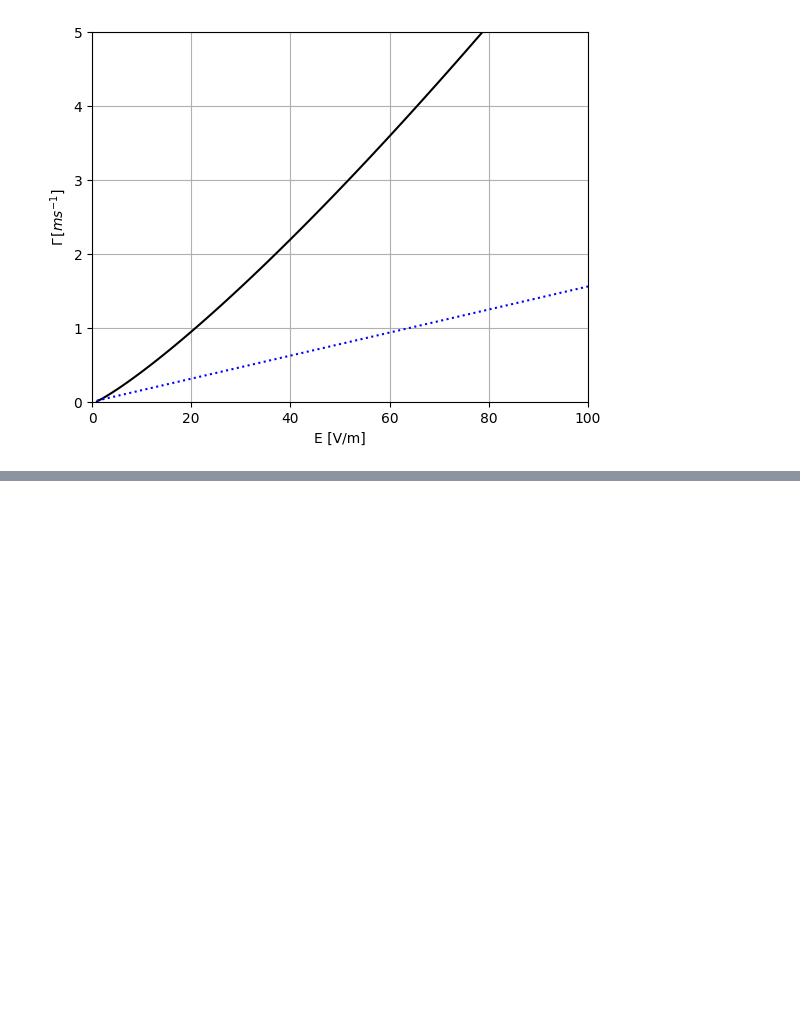
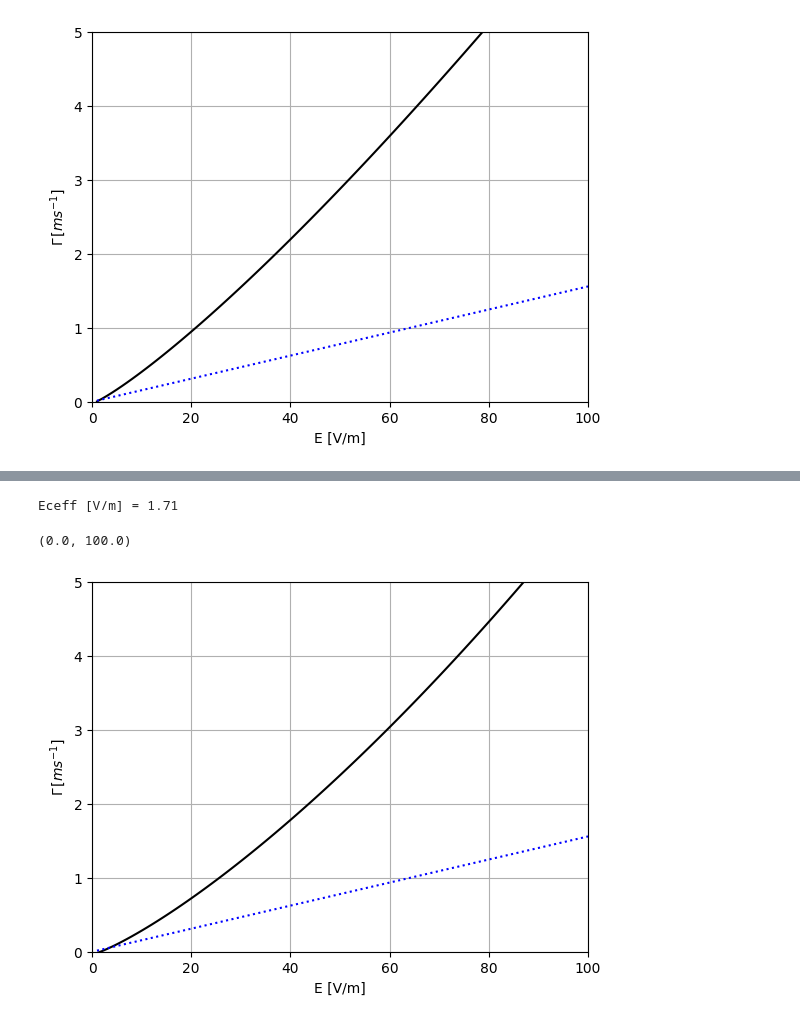
Before and after one commit to ridatta/RE_Solver, a Jupyter notebook: avalanching_hesslow_Ne_implementation.ipynb, the cells around one changed output, grey strips where cells are left out. Saved outputs shown, nothing was run; the diff lists cells and outputs as text; code cells hidden in the pictures; blank space fills up the shorter version.

```diff
--- a/avalanching_hesslow_Ne_implementation.ipynb
+++ b/avalanching_hesslow_Ne_implementation.ipynb
@@ -161,7 +167,7 @@ def fn(pstar,E_star,Z,Z0,nj,T):
 # Avalanching Rate
 # %%
 
-def getHesslowAvalanchingRate(E_star,Z,Z0,nj,T,B=0): # Presently implemnted for Ne, must be implemented for Ar
+def getHesslowAvalanchingRate(E_star,Z,Z0,nj,T,B=0,element='Ne'): # Presently implemnted for Ne, must be implemented for Ar
     # Returns the avalanching rate in per second
     # E_star [-] = Parallel E-field / E_CH (E_CH = Connor Hastie Electric field)
     # Z = max. ionization; first element of array is deuterium, next is Neon
@@ -172,9 +178,9 @@ def getHesslowAvalanchingRate(E_star,Z,Z0,nj,T,B=0): # Presently implemnted for
     ne_free = np.sum(Z0 * nj) # Free electron density, per cubic m
     ntot = np.sum(Z * nj) # Bound + Free electron density, per cubic m
     lnAc = 14.6 + 0.5 * np.log(T / (ne_free/1e20)) # RE-Thermal Coul. log
-    Eceff = getEc_eff(Z,Z0,nj,T,B)[0] # Effective E-field, V/m
+    Eceff = RE.getEc_eff(Z,Z0,nj,T,B,element)[0] # Effective E-field, V/m
     pstar = fsolve(fn, 1, args=(E_star,Z,Z0,nj,T))[0] # critical momentum [-]
-    nuD, nuS =  get_nuD_nuS(pstar,Z,Z0,nj,T) # Slowing down and deflection freq [-]
+    nuD, nuS =  RE.get_nuD_nuS(pstar,Z,Z0,nj,T,element) # Slowing down and deflection freq [-]
 
     ECH = RE.getConnorHastieField(ne_free,RE.getCoulombLog(ne_free,T)) # Connor Hastie Field [V/m]
     Epar = ECH * E_star # Parallel Electric Field V/m
@@ -194,7 +200,7 @@ B = 0
 ne_free = np.sum(Z0 * nj) # Free electron density, per cubic m
 lnA = RE.getCoulombLog(ne_free,T) # Coul. Log
 Ec = RE.getConnorHastieField(ne_free,lnA) # V/m
-Eceff = getEc_eff(Z,Z0,nj,T,B)[0] # Effective E-field, V/m
+Eceff = RE.getEc_eff(Z,Z0,nj,T,B)[0] # Effective E-field, V/m
 E_star = Epar / Ec
 
 ### Print ####
@@ -203,7 +209,7 @@ print('Eceff [V/m] = %1.2f'%Eceff)
 ### Calculate Avalanching Rate ####
 gamma = np.zeros_like(E_star)
 for ii in range(Epar.shape[0]):
-    out = getHesslowAvalanchingRate(E_star[ii],Z,Z0,nj,T,B) # per s
+    out = getHesslowAvalanchingRate(E_star[ii],Z,Z0,nj,T,B,'Ne') # per s
     gamma[ii] = out
 
 
@@ -233,3 +239,51 @@ Eceff [V/m] = 0.88
 [figure]
 # %% [markdown]
 Reproduce the following figure from Hesslow et al. 2019 (NOTE: this caluclation is for Argon) ![image.png](attachment:image.png)
+# %%
+
+Epar = np.linspace(1,100,100) # V/m
+Z = np.array([1,18]); # Max. Ionization
+Z0 = np.array([1,1]); # Ionization Level
+nj = np.array([1e20,1e20]); # Density
+T = 10
+B = 0
+ne_free = np.sum(Z0 * nj) # Free electron density, per cubic m
+lnA = RE.getCoulombLog(ne_free,T) # Coul. Log
+Ec = RE.getConnorHastieField(ne_free,lnA) # V/m
+Eceff = RE.getEc_eff(Z,Z0,nj,T,B, 'Ar')[0] # Effective E-field, V/m
+E_star = Epar / Ec
+
+### Print ####
+print('Eceff [V/m] = %1.2f'%Eceff)
+
+### Calculate Avalanching Rate ####
+gamma = np.zeros_like(E_star)
+for ii in range(Epar.shape[0]):
+    out = getHesslowAvalanchingRate(E_star[ii],Z,Z0,nj,T,B,'Ar') # per s
+    gamma[ii] = out
+
+
+plt.plot(Epar,gamma*1e-3,'k-')
+plt.xlabel('E [V/m]')
+plt.ylabel('$\Gamma \, [ms^{-1}]$')
+plt.grid()
+
+# RP Model
+nD = nj[0] # per cubic m
+ne  = nD
+T = 10 # eV
+lnA = RE.getCoulombLog(ne,T)
+Ec = RE.getConnorHastieField(ne,lnA) # V/m
+Z = 1
+inv_aspect_ratio = 2/6.2
+
+gamma_RP2 = RE.get_avalance_growth_rate_RP2(Epar/Ec,ne,inv_aspect_ratio,lnA,Z) # per s
+
+plt.plot(Epar,gamma_RP2*1e-3,'b:')
+
+plt.ylim([0,5])
+plt.xlim([0,100])
+# %% [output]
+Eceff [V/m] = 1.71
+(0.0, 100.0)
+[figure, added]
```
Also changed, not shown: parts of 6 cells of this notebook, 3 other files.
